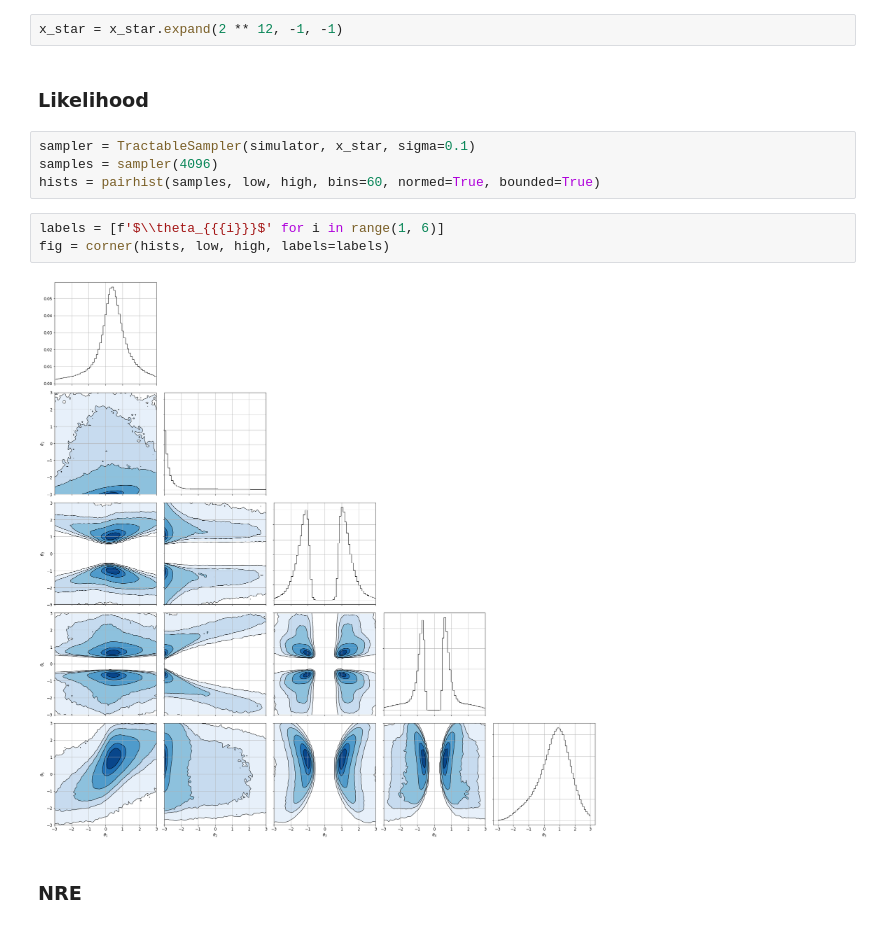
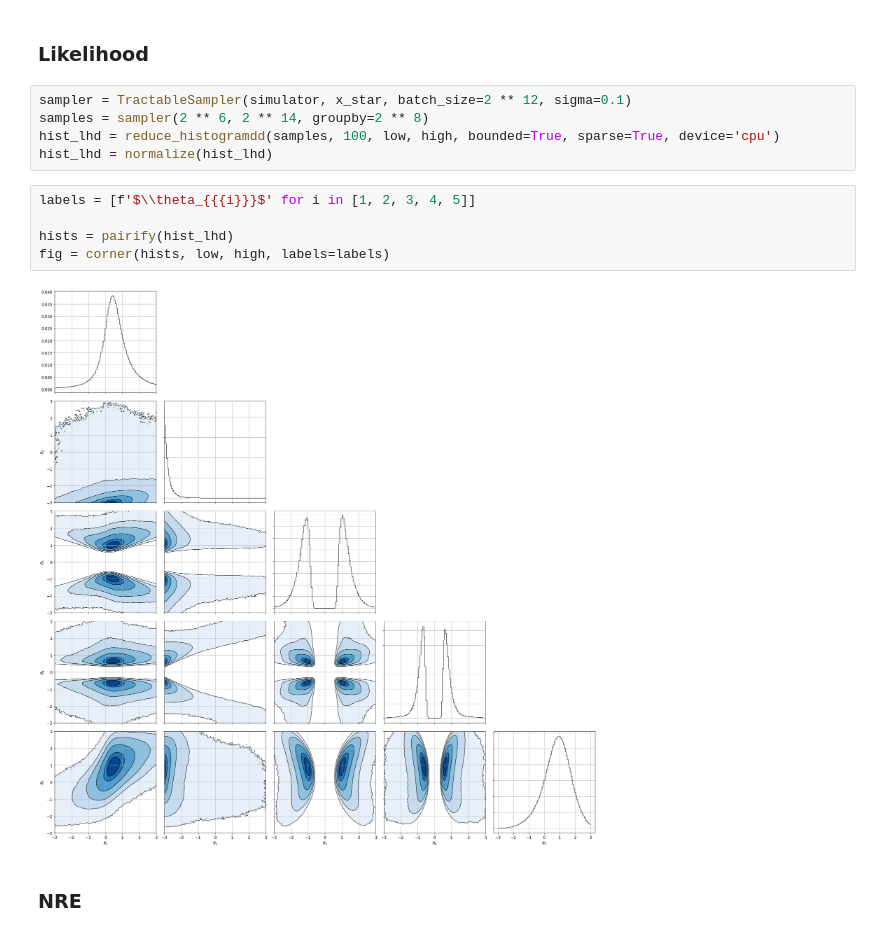
Before and after one commit to francois-rozet/amnre, a Jupyter notebook: python/nre.ipynb, the cells around one changed output. Cells and saved outputs as stored; diff of their text form.

Commit message:
♻️ Refactor
* Simplify criterions
* Improve samplers and histograms
* Correct simulators

```diff
--- a/python/nre.ipynb
+++ b/python/nre.ipynb
@@ -108,19 +92,20 @@ x_star = torch.tensor([
     [-0.03512463, -2.87554796],
     [ 1.43279532, -2.80650507]
 ]).to(device)
-# %%
-x_star = x_star.expand(2 ** 12, -1, -1)
 # %% [markdown]
 ### Likelihood
 # %%
-sampler = TractableSampler(simulator, x_star, sigma=0.1)
-samples = sampler(4096)
-hists = pairhist(samples, low, high, bins=60, normed=True, bounded=True)
+sampler = TractableSampler(simulator, x_star, batch_size=2 ** 12, sigma=0.1)
+samples = sampler(2 ** 6, 2 ** 14, groupby=2 ** 8)
+hist_lhd = reduce_histogramdd(samples, 100, low, high, bounded=True, sparse=True, device='cpu')
+hist_lhd = normalize(hist_lhd)
 # %%
-labels = [f'$\\theta_{{{i}}}$' for i in range(1, 6)]
+labels = [f'$\\theta_{{{i}}}$' for i in [1, 2, 3, 4, 5]]
+
+hists = pairify(hist_lhd)
 fig = corner(hists, low, high, labels=labels)
 # %% [output]
-[figure, old version]
+[figure, new version]
 # %% [markdown]
 ### NRE
 # %%
```
Also changed, not shown: parts of 6 cells of this notebook, 6 other files.
